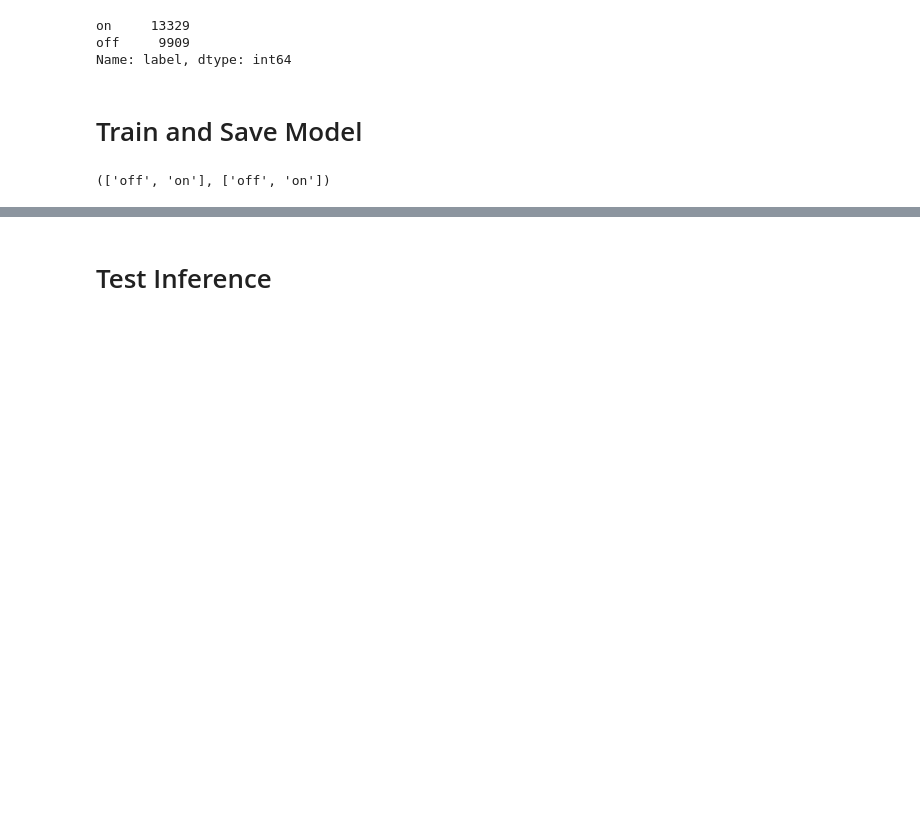
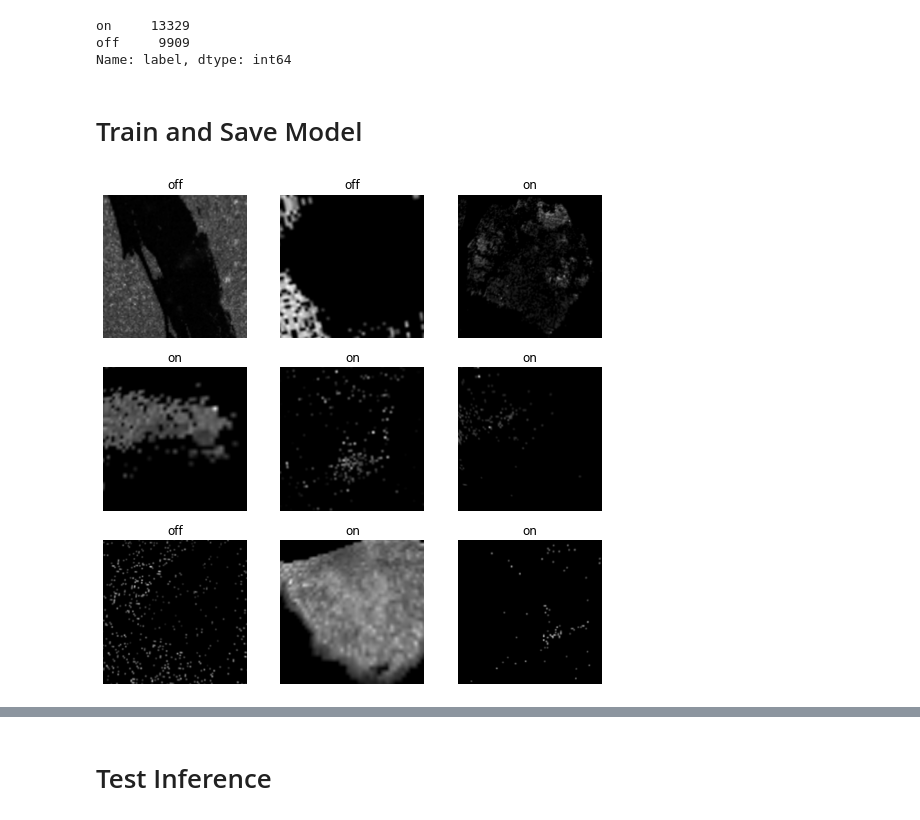
Before and after one commit to intsco/off-sample, a Jupyter notebook: notebooks/train-fastai.ipynb, the cells around one changed output, grey strips where cells are left out. Saved outputs shown, nothing was run; the diff lists cells and outputs as text; code cells hidden in the pictures; blank space fills up the shorter version.

```diff
--- a/notebooks/train-fastai.ipynb
+++ b/notebooks/train-fastai.ipynb
@@ -100,4 +77,0 @@ data = (src.transform(tfms, size=224, resize_method=ResizeMethod.SQUISH, padding
-# %%
-data.train_ds.classes, data.classes
-# %% [output]
-(['off', 'on'], ['off', 'on'])
@@ -106,0 +87,4 @@ learn = create_cnn(data, arch, metrics=[accuracy, f1_score], ps=0.5)
+# %%
+dls.show_batch()
+# %% [output]
+[figure, added]
```
Also changed, not shown: parts of 36 cells of this notebook, 1 other file.
